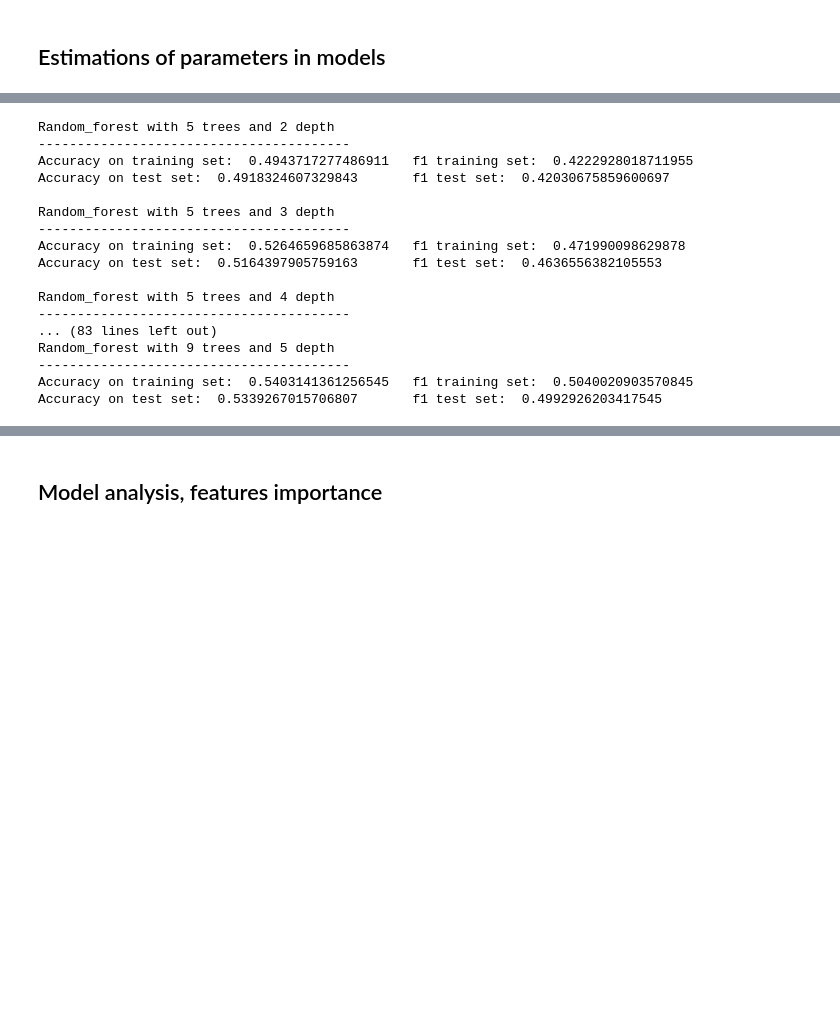
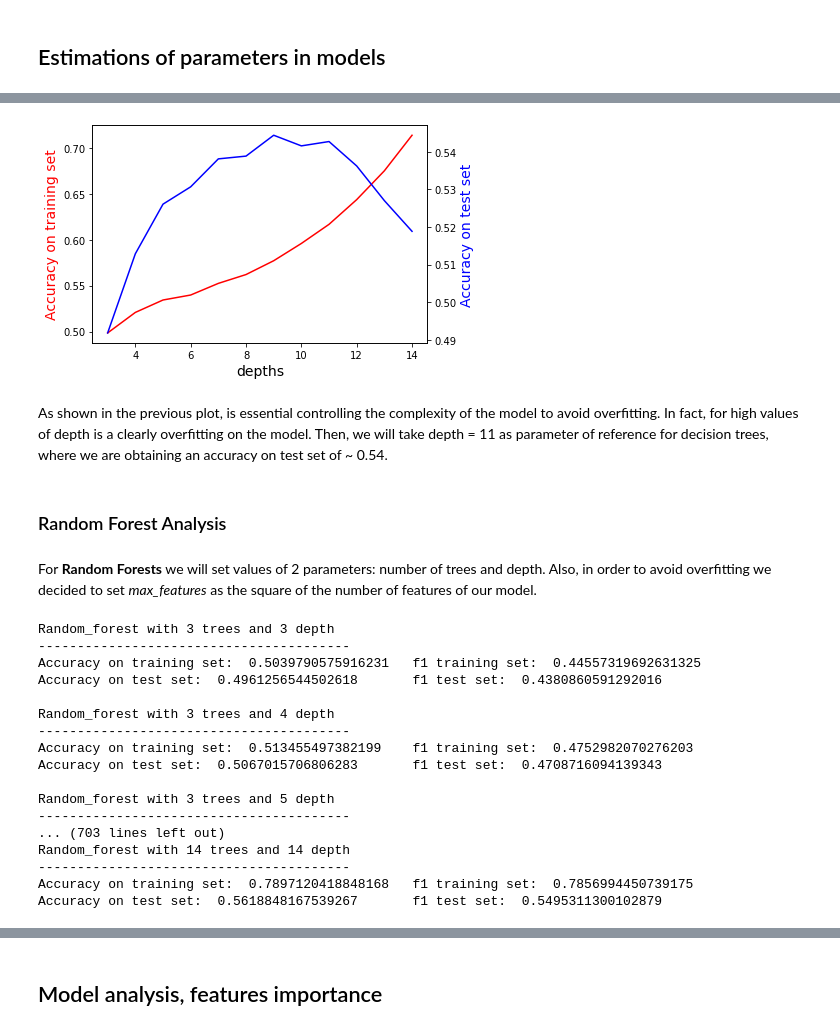
Before and after one commit to joseb061/Master-projects, a Jupyter notebook: Python-quiniela/analysis/ModelAnalysis.ipynb, the cells around one changed output, grey strips where cells are left out. Drawn from its saved outputs; the diff is of its cells as text; code cells hidden in the pictures; blank space fills up the shorter version.

```diff
--- a/Python-quiniela/analysis/ModelAnalysis.ipynb
+++ b/Python-quiniela/analysis/ModelAnalysis.ipynb
@@ -211,7 +210,34 @@ Accuracy on test set:  0.5381151832460733       f1 test set:  0.5131393184574335
+# %%
+# We plot the results
+fig,ax = plt.subplots()
+ax.plot(depths, Accuracy_training_tree, color="red")
+ax.set_xlabel("depths",fontsize=14)
+ax.set_ylabel("Accuracy on training set",color="red",fontsize=14)
+ax2=ax.twinx()
+ax2.plot(depths, Accuracy_test_tree,color="blue")
+ax2.set_ylabel("Accuracy on test set",color="blue",fontsize=14)
+plt.show()
+# %% [output]
+[figure, added]
+# %% [markdown]
+As shown in the previous plot, is essential controlling the complexity of the model to avoid overfitting. In fact, for high values of depth is a clearly overfitting on the model.
+Then, we will take depth = 11 as parameter of reference for decision trees, where we are obtaining an accuracy on test set of ~ 0.54.
+# %% [markdown]
+### Random Forest Analysis
+# %% [markdown]
+For **Random Forests** we will set values of 2 parameters: number of trees and depth. Also, in order to avoid overfitting we decided to set *max_features* as the square of the number of features of our model.
 # %%
 # Random forest model
-for trees in range(5,10):
-    for depth in range(2,6):
+import numpy as np
+
+n_trees = range(3,15)
+Accuracy_training_forest = np.zeros((len(n_trees), len(depths)))
+Accuracy_test_forest = np.zeros((len(n_trees), len(depths)))
+j = 0
+
+for trees in n_trees:
+    i = 0
+    for depth in depths:
         random_forest = RandomForestClassifier(max_depth=depth, n_estimators=trees, max_features=3).fit(X_train, y_train)
         prediction_in = random_forest.predict(X_train)
         accuracy_f1_in = f1_score(y_train, prediction_in, average='weighted')
@@ -222,21 +248,25 @@ for trees in range(5,10):
         print("-" * 40)
         print("Accuracy on training set: ",random_forest.score(X_train, y_train), "\tf1 training set: ", accuracy_f1_in )
         print("Accuracy on test set: ",random_forest.score(X_test, y_test), "\tf1 test set: ", accuracy_f1_out )
+        Accuracy_training_forest[i][j] = random_forest.score(X_train, y_train)
+        Accuracy_test_forest[i][j] = random_forest.score(X_test, y_test)
+        i = i + 1
+    j = j + 1
 # %% [output]
-Random_forest with 5 trees and 2 depth
+Random_forest with 3 trees and 3 depth
 ----------------------------------------
-Accuracy on training set:  0.4943717277486911   f1 training set:  0.4222928018711955
-Accuracy on test set:  0.4918324607329843       f1 test set:  0.42030675859600697
+Accuracy on training set:  0.5039790575916231   f1 training set:  0.44557319692631325
+Accuracy on test set:  0.4961256544502618       f1 test set:  0.4380860591292016
 
-Random_forest with 5 trees and 3 depth
+Random_forest with 3 trees and 4 depth
 ----------------------------------------
-Accuracy on training set:  0.5264659685863874   f1 training set:  0.471990098629878
-Accuracy on test set:  0.5164397905759163       f1 test set:  0.4636556382105553
+Accuracy on training set:  0.513455497382199    f1 training set:  0.4752982070276203
+Accuracy on test set:  0.5067015706806283       f1 test set:  0.4708716094139343
 
-Random_forest with 5 trees and 4 depth
+Random_forest with 3 trees and 5 depth
 ----------------------------------------
-... (83 lines left out)
-Random_forest with 9 trees and 5 depth
+... (703 lines left out)
+Random_forest with 14 trees and 14 depth
 ----------------------------------------
-Accuracy on training set:  0.5403141361256545   f1 training set:  0.5040020903570845
-Accuracy on test set:  0.5339267015706807       f1 test set:  0.4992926203417545
+Accuracy on training set:  0.7897120418848168   f1 training set:  0.7856994450739175
+Accuracy on test set:  0.5618848167539267       f1 test set:  0.5495311300102879
```
Also changed, not shown: parts of 26 cells of this notebook.
